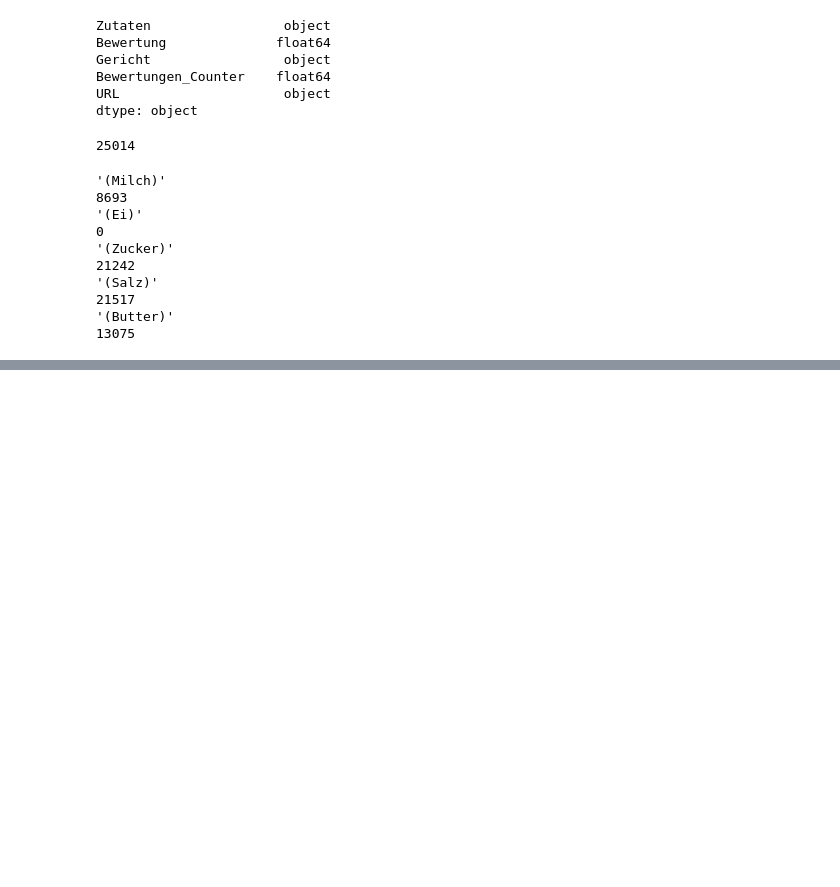
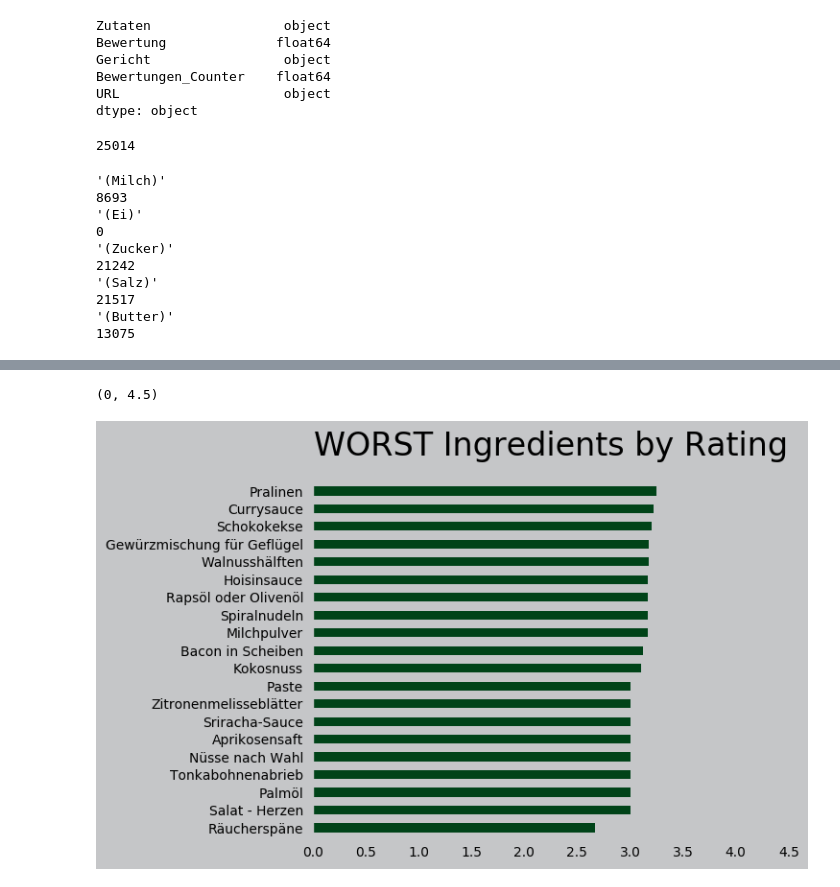
Before and after one commit to jlstro/Data-Studio, a Jupyter notebook: code/02-chefanalyse/data_work/chefanalyse-classic counting.ipynb, the cells around one changed output, grey strips where cells are left out. Drawn from its saved outputs; the diff is of its cells as text; code cells hidden in the pictures; blank space fills up the shorter version.

```diff
--- a/code/02-chefanalyse/data_work/chefanalyse-classic counting.ipynb
+++ b/code/02-chefanalyse/data_work/chefanalyse-classic counting.ipynb
@@ -189,0 +403,9 @@ odict_items([('Butter und 1 TL Dattelpaste', 1), ('Naturjoghurt 1 % Fett', 1), (
+# %%
+ax = df_zut.sort_values(by='avg').head(20).plot(kind='barh', color = "#004318", y='avg', x='name', legend = False)
+ax.tick_params(which='both', left=False, bottom=False)
+ax.yaxis.label.set_visible(False)
+ax.set_title ("WORST Ingredients by Rating", pad=20,fontsize=24)
+ax.set_xlim([0,4.5])
+# %% [output]
+(0, 4.5)
+[figure, added]
```
Also changed, not shown: parts of 56 cells of this notebook, 3 other files.
